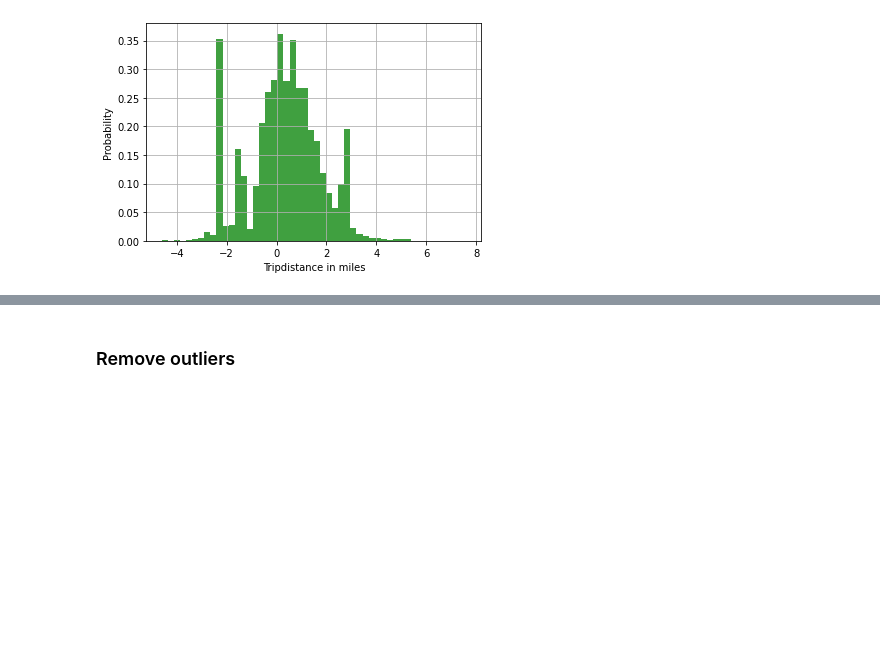
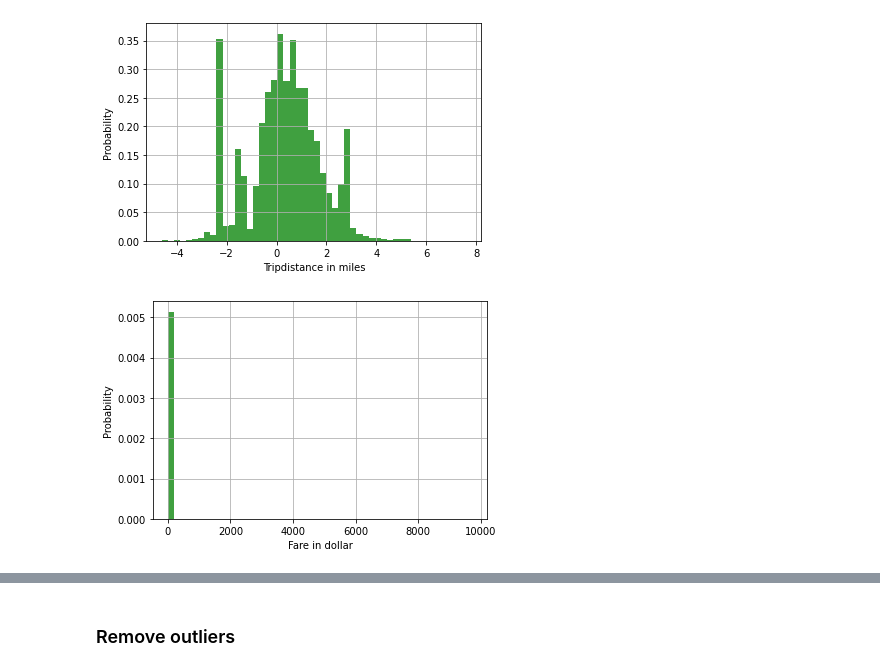
Before and after one commit to Hannah2800/AAA_2023_AdvancedPythonPandas, a Jupyter notebook: Task 1 - Data Cleaning and Preparation.ipynb, the cells around one changed output, grey strips where cells are left out. Cells and saved outputs as stored; diff of their text form; code cells hidden in the pictures; blank space fills up the shorter version.

```diff
--- a/Task 1 - Data Cleaning and Preparation.ipynb
+++ b/Task 1 - Data Cleaning and Preparation.ipynb
@@ -266,0 +244,2 @@ negative_total
+# %%
+df_chicago = df_chicago[df_chicago['Fare'] > 0]
@@ -339,3 +338,14 @@ plt.grid(True)
 plt.show()
 # %% [output]
 [figure]
+# %%
+# histogram of the Fare
+n, bins, patches = plt.hist(df_chicago['Fare'], 50, density=True, facecolor='g', alpha=0.75)
+
+
+plt.xlabel('Fare in dollar')
+plt.ylabel('Probability')
+plt.grid(True)
+plt.show()
+# %% [output]
+[figure, added]
```
Also changed, not shown: parts of 22 cells of this notebook.
